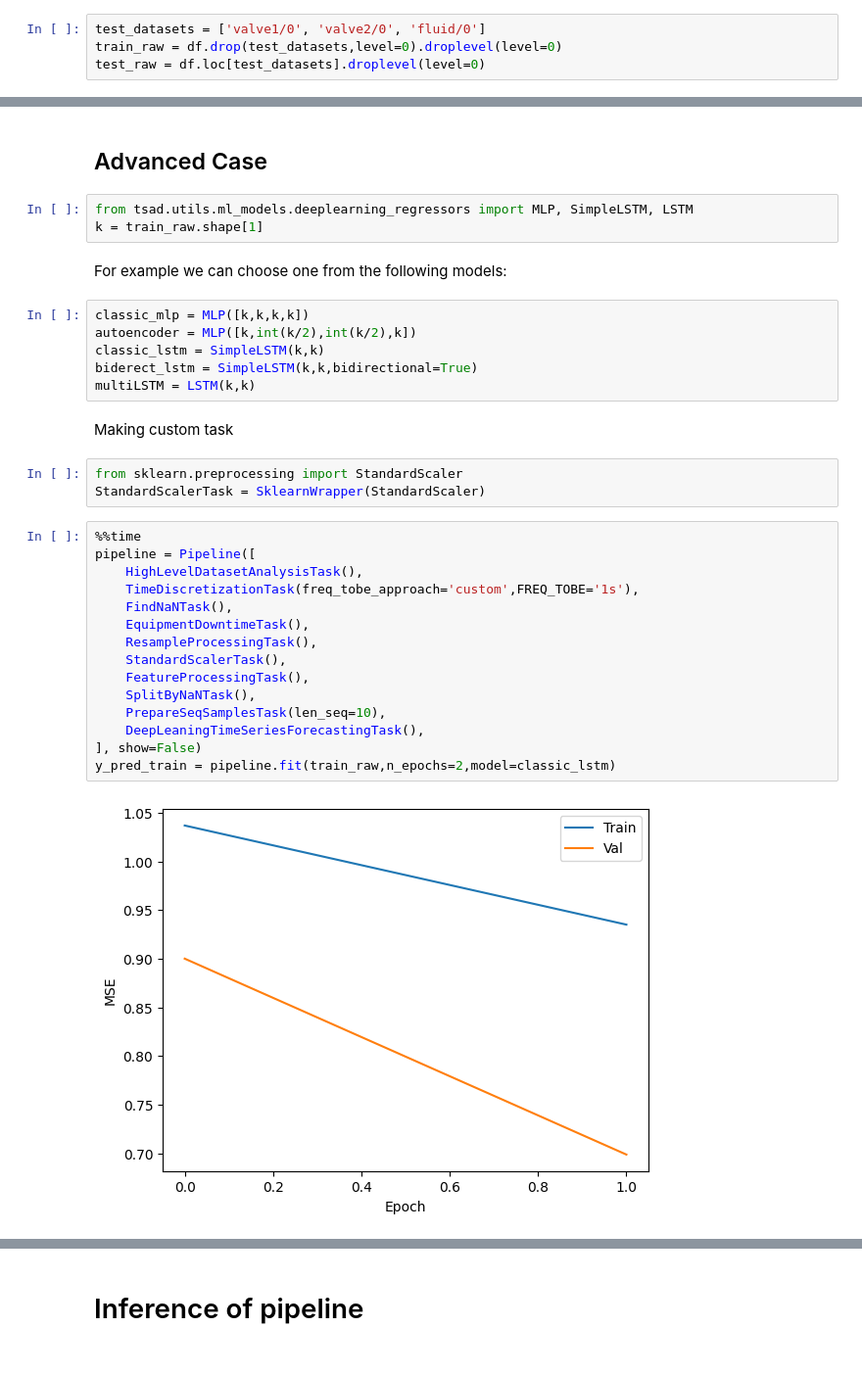
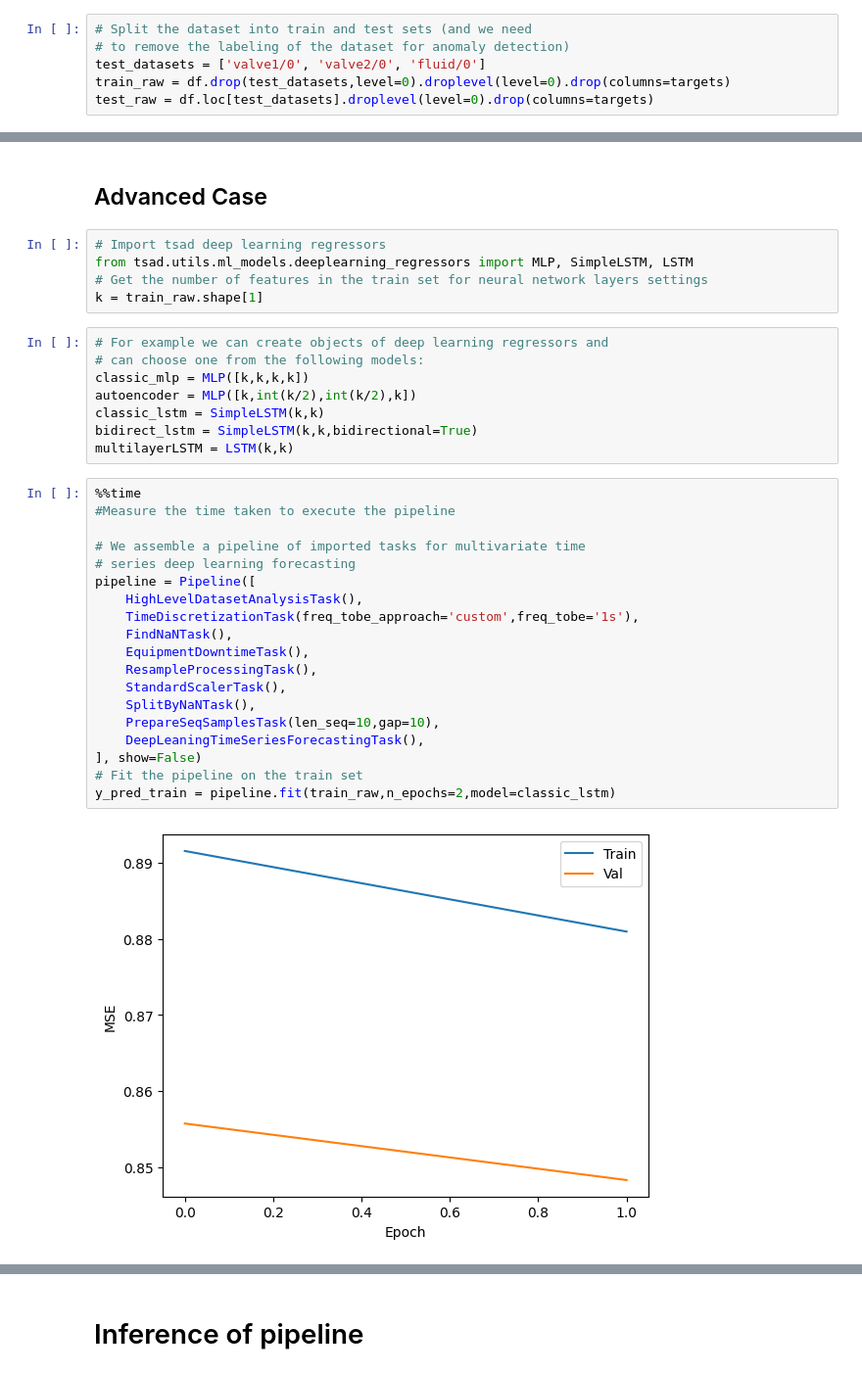
Before and after one commit to waico/tsad, a Jupyter notebook: docs/waico_jups/forecasting-time-series.ipynb, the cells around one changed output, grey strips where cells are left out. Shown at 98% size. Saved outputs shown, nothing was run; the diff lists cells and outputs as text.

```diff
--- a/docs/waico_jups/forecasting-time-series.ipynb
+++ b/docs/waico_jups/forecasting-time-series.ipynb
@@ -48,6 +51,8 @@ Index(['air/0', 'air/1', 'fluid/0', 'fluid/1', 'fluid/2', 'fluid/3', 'fluid/4',
 # %% [markdown]
 # Train Test Split
 # %%
+# Split the dataset into train and test sets (and we need
+# to remove the labeling of the dataset for anomaly detection)
 test_datasets = ['valve1/0', 'valve2/0', 'fluid/0']
-train_raw = df.drop(test_datasets,level=0).droplevel(level=0)
-test_raw = df.loc[test_datasets].droplevel(level=0)
+train_raw = df.drop(test_datasets,level=0).droplevel(level=0).drop(columns=targets)
+test_raw = df.loc[test_datasets].droplevel(level=0).drop(columns=targets)
@@ -76,36 +91,37 @@ Test Loss: 0.982
 # %% [markdown]
 ## Advanced Case
 # %%
+# Import tsad deep learning regressors
 from tsad.utils.ml_models.deeplearning_regressors import MLP, SimpleLSTM, LSTM
+# Get the number of features in the train set for neural network layers settings
 k = train_raw.shape[1]
-# %% [markdown]
-For example we can choose one from the following models:
 # %%
+# For example we can create objects of deep learning regressors and
+# can choose one from the following models:
 classic_mlp = MLP([k,k,k,k])
 autoencoder = MLP([k,int(k/2),int(k/2),k])
 classic_lstm = SimpleLSTM(k,k)
-biderect_lstm = SimpleLSTM(k,k,bidirectional=True)
-multiLSTM = LSTM(k,k)
+bidirect_lstm = SimpleLSTM(k,k,bidirectional=True)
+multilayerLSTM = LSTM(k,k)
-# %% [markdown]
-Making custom task
-# %%
-from sklearn.preprocessing import StandardScaler
-StandardScalerTask = SklearnWrapper(StandardScaler)
 # %%
 %%time
+#Measure the time taken to execute the pipeline
+
+# We assemble a pipeline of imported tasks for multivariate time
+# series deep learning forecasting
 pipeline = Pipeline([
     HighLevelDatasetAnalysisTask(),
-    TimeDiscretizationTask(freq_tobe_approach='custom',FREQ_TOBE='1s'),
+    TimeDiscretizationTask(freq_tobe_approach='custom',freq_tobe='1s'),
     FindNaNTask(),
     EquipmentDowntimeTask(),
     ResampleProcessingTask(),
     StandardScalerTask(),
-    FeatureProcessingTask(),
     SplitByNaNTask(),
-    PrepareSeqSamplesTask(len_seq=10),
+    PrepareSeqSamplesTask(len_seq=10,gap=10),
     DeepLeaningTimeSeriesForecastingTask(),
 ], show=False)
+# Fit the pipeline on the train set
 y_pred_train = pipeline.fit(train_raw,n_epochs=2,model=classic_lstm)
 # %% [output]
-[figure, old version]
+[figure, new version]
 Epoch: 02
```
Also changed, not shown: parts of 11 cells of this notebook, 11 other files.
